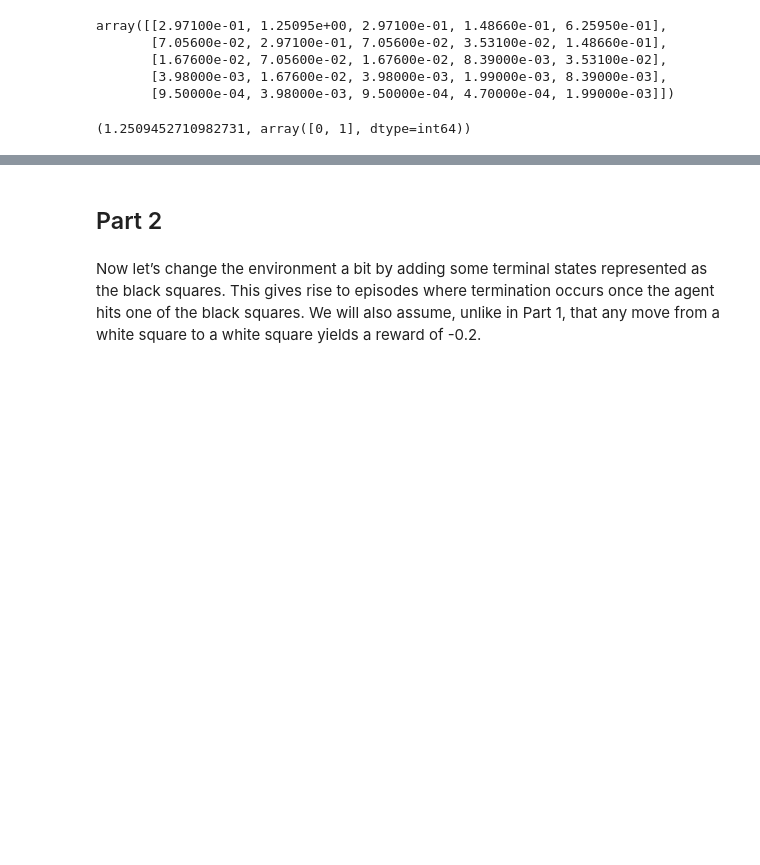
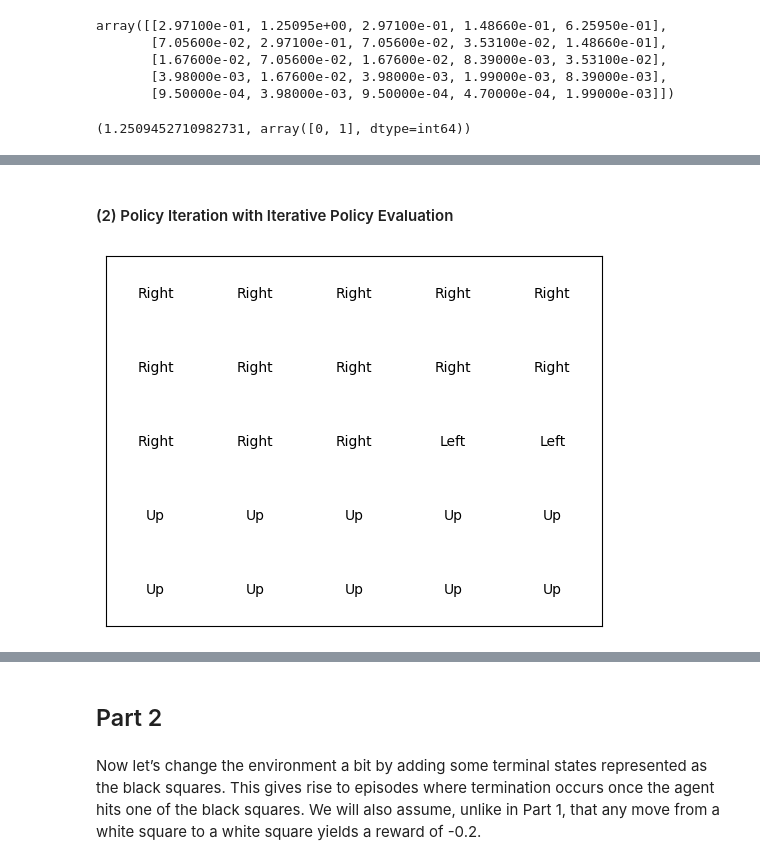
Before and after one commit to Mausoleoo/Learning-Policies-Reinforcement-Learning, a Jupyter notebook: Learning_Policies.ipynb, the cells around one changed output, grey strips where cells are left out. Saved outputs shown, nothing was run; the diff lists cells and outputs as text; code cells hidden in the pictures; blank space fills up the shorter version.

```diff
--- a/Learning_Policies.ipynb
+++ b/Learning_Policies.ipynb
@@ -165,0 +226,7 @@ np.max(Value_Iteration), np.argwhere(Value_Iteration == np.max(Value_Iteration))
+# %% [markdown]
+#### (2) Policy Iteration with Iterative Policy Evaluation
+# %%
+Policy_Iteration = Get_Policy(Value_Policy)
+Plot_Policy(Policy_Iteration)
+# %% [output]
+[figure, added]
```
Also changed, not shown: parts of 38 cells of this notebook.
